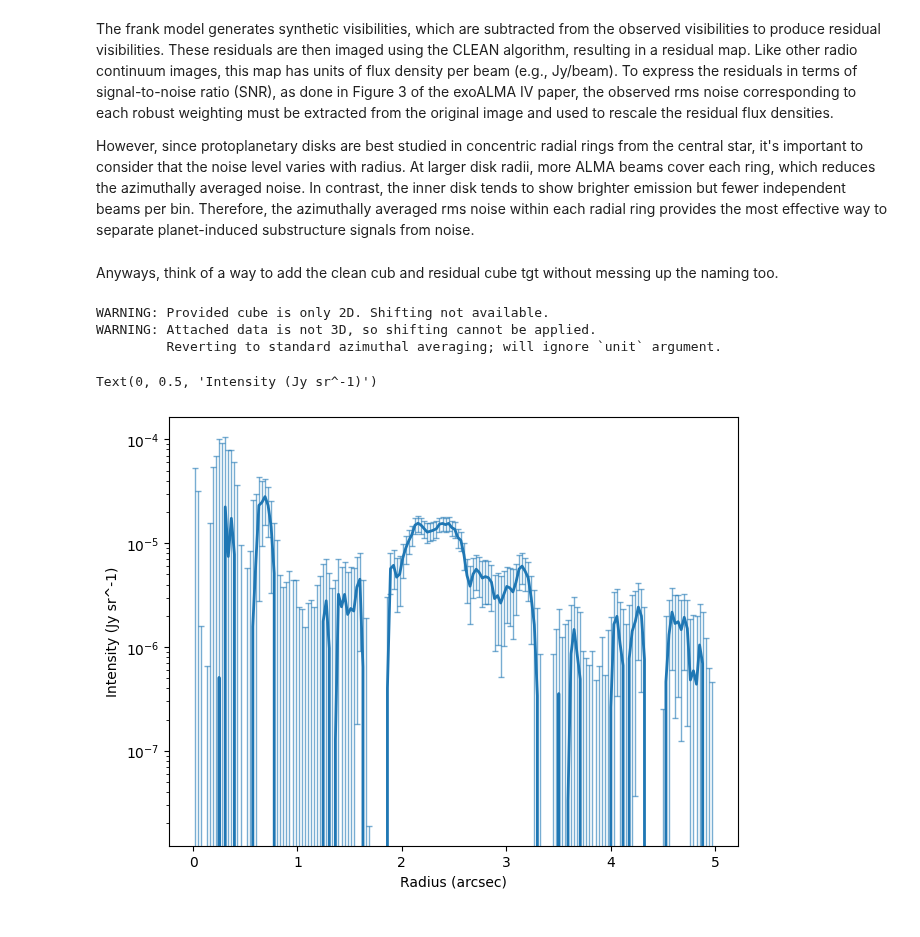
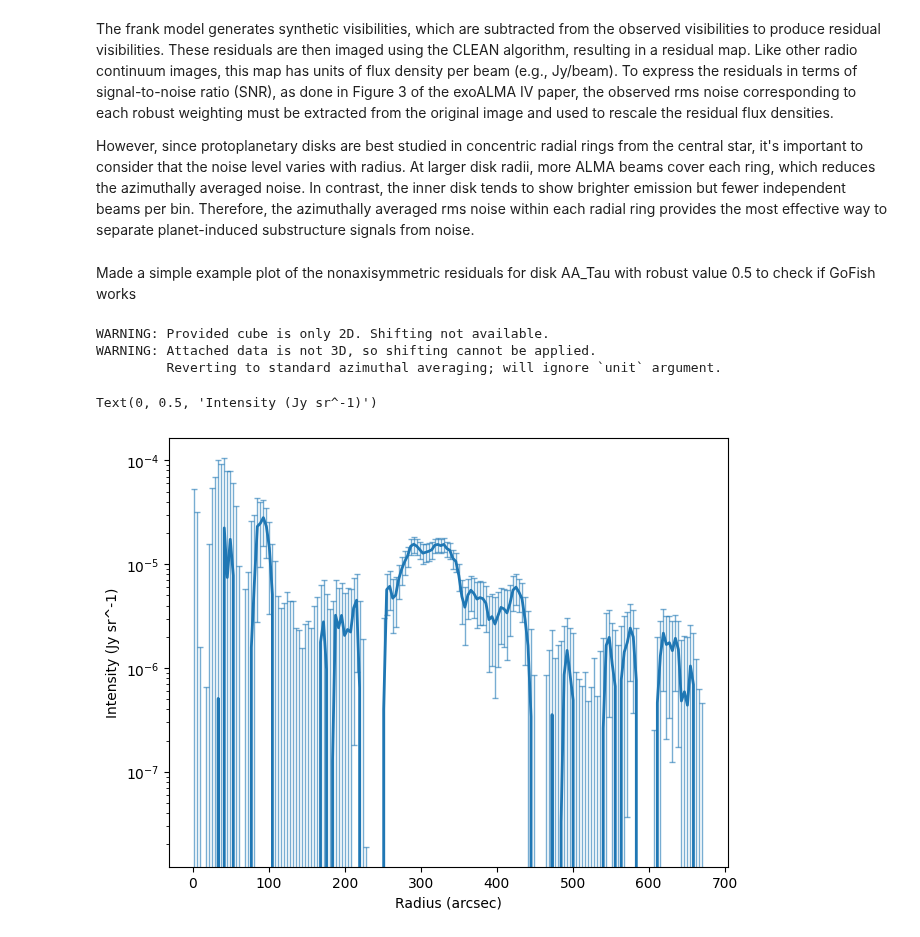
Before and after one commit to VWelke/CPD_MPIA, a Jupyter notebook: Residual_Plot.ipynb, the cells around one changed output. Drawn from its saved outputs; the diff is of its cells as text; code cells hidden in the pictures.

```diff
--- a/Residual_Plot.ipynb
+++ b/Residual_Plot.ipynb
@@ -101,7 +154,15 @@ class DiskResiduals:
 # Load all disks into a dictionary of DiskResiduals objects
 # -----------------------------------------------------
 data_dir = "D:/exoALMA_disk_data"  # Use forward slashes for Windows or raw string
+
+# Load disk distances from file
+dist_df = pd.read_csv("disk_distances.txt", comment="#", names=["disk_name", "distance_pc"])
+distance_dict = dict(zip(dist_df["disk_name"], dist_df["distance_pc"]))  # dict() and zip() difference: zip*) pairs element like ('AA_tau', 140.0) , and dict() turns it to {'AA_Tau': 140.0}
+
+
 all_disks = {}
+
+
 
 for disk in os.listdir(data_dir):
     res_path = os.path.join(data_dir, disk, "images_frank_residuals_different_robust")
@@ -119,6 +180,7 @@ for disk in os.listdir(data_dir):
         # Load CLEAN profile if file exists
         if os.path.exists(clean_profile_file):
             disk_obj.load_clean_profile(clean_profile_file)
+        disk_obj.distance_pc = distance_dict.get(disk, None)
         all_disks[disk] = disk_obj
 
 print(f"DiskResiduals is a class that contains {len(all_disks)} disks with their residuals loaded. \nall_disks is a dictionary with disk names as keys and DiskResiduals objects as values.\ndisk_obj is an object of DiskResiduals class that contains the residuals and geometries for each disk.")
@@ -165,33 +230,33 @@ Disk: CQ_Tau
 The frank model generates synthetic visibilities, which are subtracted from the observed visibilities to produce residual visibilities. These residuals are then imaged using the CLEAN algorithm, resulting in a residual map. Like other radio continuum images, this map has units of flux density per beam (e.g., Jy/beam). To express the residuals in terms of signal-to-noise ratio (SNR), as done in Figure 3 of the exoALMA IV paper, the observed rms noise corresponding to each robust weighting must be extracted from the original image and used to rescale the residual flux densities.
 
 However, since protoplanetary disks are best studied in concentric radial rings from the central star, it's important to consider that the noise level varies with radius. At larger disk radii, more ALMA beams cover each ring, which reduces the azimuthally averaged noise. In contrast, the inner disk tends to show brighter emission but fewer independent beams per bin. Therefore, the azimuthally averaged rms noise within each radial ring provides the most effective way to separate planet-induced substructure signals from noise.
-# %% [markdown]
-Anyways, think of a way to add the clean cub and residual cube tgt without messing up the naming too.
+# %% [markdown]
+Made a simple example plot of the nonaxisymmetric residuals for disk AA_Tau with robust value 0.5 to check if GoFish works
 # %%
 # A simple example plot of the nonaxisymmetric residuals for disk AA_Tau with robust value 0.5
 # Adapting from section 4.2 of the exoALMA X paper
-
+# Keep the unit as Jy/beam at the moment, despite paper uses Jy/sr
 
 cube = all_disks["AA_Tau"].get_cube("1.0", cube_type="residual")
 #cube = imagecube('D:\exoALMA_disk_data\AA_Tau\images_frank_residuals_different_robust\AA_Tau_continuum_resid_robust0.5.image.fits', FOV=10.0)
 
-x, y, dy = cube.radial_profile(inc=all_disks["AA_Tau"].inc, PA=all_disks["AA_Tau"].PA)
-
+x, y, dy = cube.radial_profile(inc=all_disks["AA_Tau"].inc, PA=all_disks["AA_Tau"].PA, unit='Jy/beam', dist=all_disks["AA_Tau"].distance_pc)  # return_au=False by default, so x is in arcsec
+x=x * all_disks["AA_Tau"].distance_pc
 fig, ax = plt.subplots(constrained_layout=True)
 # Plot the main line with a thicker width
 ax.plot(x, y, color='C0', linewidth=2, label='Profile')
 # Overlay lighter error bars
 ax.errorbar(x, y, dy, fmt='none', ecolor='C0', alpha=0.6, elinewidth=1, capsize=2, label='Uncertainty')
 ax.set_yscale('log')
 ax.set_xlabel('Radius (arcsec)')  # nope, please be in au
 ax.set_ylabel('Intensity (Jy sr^-1)')
 
 
 
 # First , plot the full disk profile -> change the axes labels and calculations -> load the residuals
 # %% [output]
 WARNING: Provided cube is only 2D. Shifting not available.
 WARNING: Attached data is not 3D, so shifting cannot be applied.
          Reverting to standard azimuthal averaging; will ignore `unit` argument.
 Text(0, 0.5, 'Intensity (Jy sr^-1)')
-[figure, old version]
+[figure, new version]
```
Also changed, not shown: parts of 10 cells of this notebook, 1 other file.
